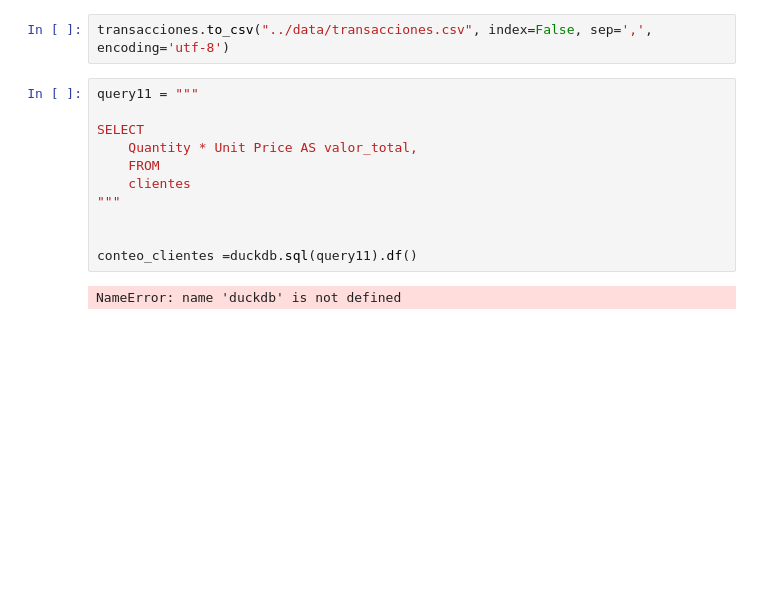
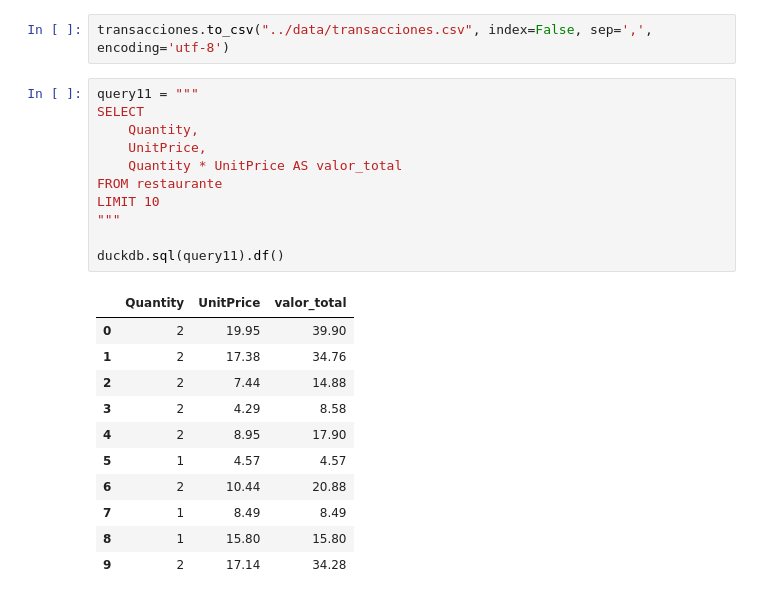
Before and after one commit to milena-hortua/Restaurante, a Jupyter notebook: notebook/analisis_restaurante.ipynb, the cells around one changed output. Drawn from its saved outputs; the diff is of its cells as text; blank space fills up the shorter version.

```diff
--- a/notebook/analisis_restaurante.ipynb
+++ b/notebook/analisis_restaurante.ipynb
@@ -339,14 +349,24 @@ transacciones
 transacciones.to_csv("../data/transacciones.csv", index=False, sep=',', encoding='utf-8')
 # %%
 query11 = """
-
 SELECT
-    Quantity * Unit Price AS valor_total,
-    FROM
-    clientes
+    Quantity,
+    UnitPrice,
+    Quantity * UnitPrice AS valor_total
+FROM restaurante
+LIMIT 10
 """
 
-
-conteo_clientes =duckdb.sql(query11).df()
+duckdb.sql(query11).df()
 # %% [output]
-NameError: name 'duckdb' is not defined
+|  | Quantity | UnitPrice | valor_total |
+| 0 | 2 | 19.95 | 39.90 |
+| 1 | 2 | 17.38 | 34.76 |
+| 2 | 2 | 7.44 | 14.88 |
+| 3 | 2 | 4.29 | 8.58 |
+| 4 | 2 | 8.95 | 17.90 |
+| 5 | 1 | 4.57 | 4.57 |
+| 6 | 2 | 10.44 | 20.88 |
+| 7 | 1 | 8.49 | 8.49 |
+| 8 | 1 | 15.80 | 15.80 |
+| 9 | 2 | 17.14 | 34.28 |
```
Also changed, not shown: parts of 4 cells of this notebook.
